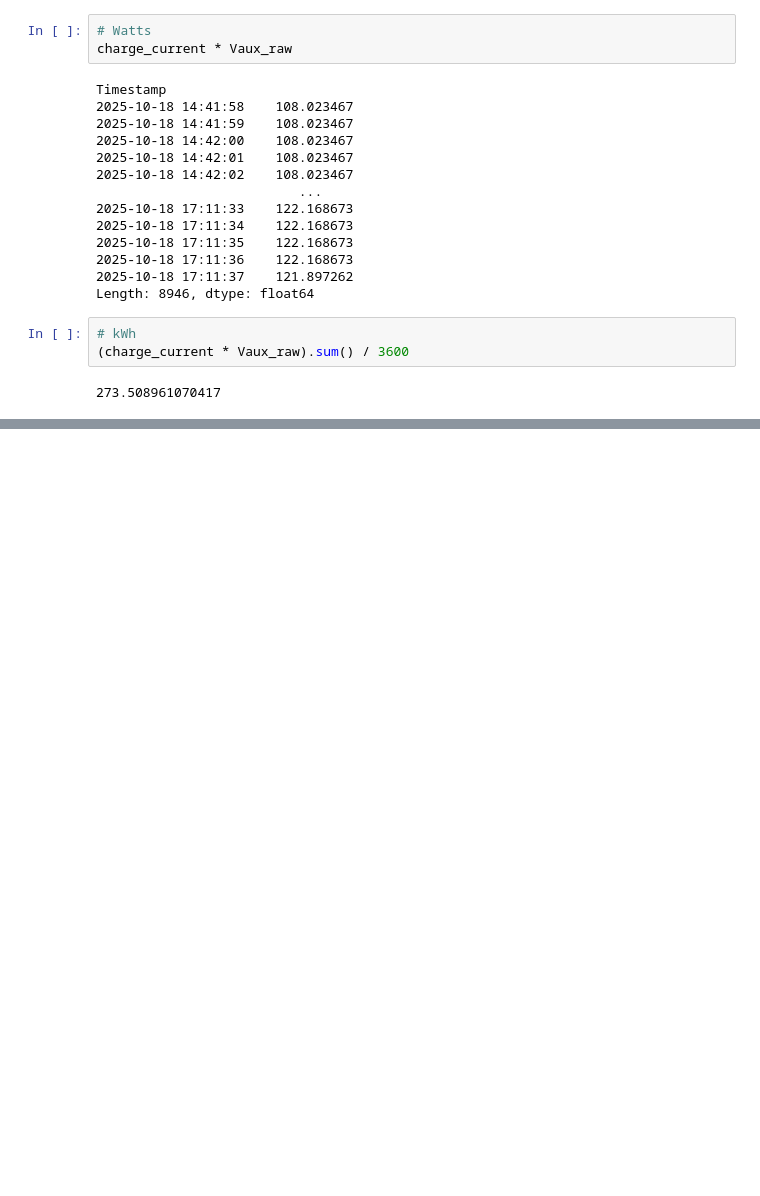
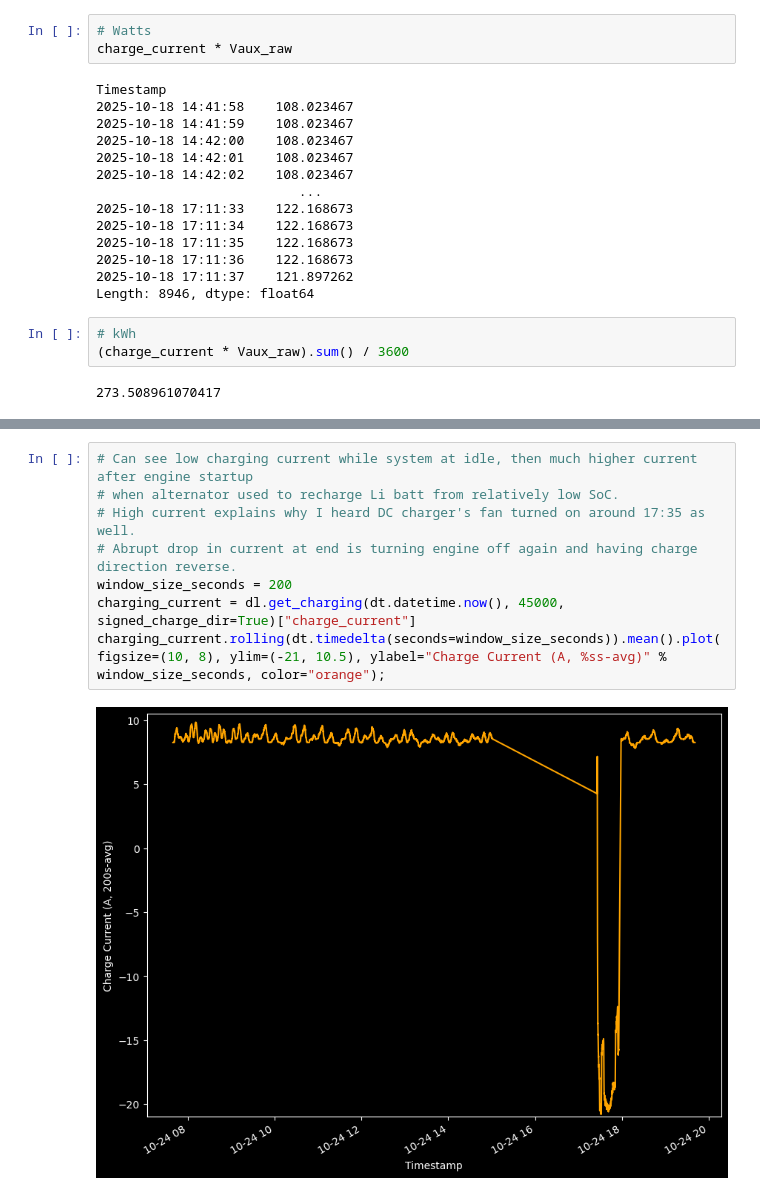
Before and after one commit to jbowen102/vehicle_aux_battery_control, a Jupyter notebook: datalogging.ipynb, the cells around one changed output, grey strips where cells are left out. Drawn from its saved outputs; the diff is of its cells as text; blank space fills up the shorter version.

```diff
--- a/datalogging.ipynb
+++ b/datalogging.ipynb
@@ -270,0 +294,10 @@ Length: 8946, dtype: float64
+# %%
+# Can see low charging current while system at idle, then much higher current after engine startup
+# when alternator used to recharge Li batt from relatively low SoC.
+# High current explains why I heard DC charger's fan turned on around 17:35 as well.
+# Abrupt drop in current at end is turning engine off again and having charge direction reverse.
+window_size_seconds = 200
+charging_current = dl.get_charging(dt.datetime.now(), 45000, signed_charge_dir=True)["charge_current"]
+charging_current.rolling(dt.timedelta(seconds=window_size_seconds)).mean().plot(figsize=(10, 8), ylim=(-21, 10.5), ylabel="Charge Current (A, %ss-avg)" % window_size_seconds, color="orange");
+# %% [output]
+[figure, added]
```
Also changed, not shown: parts of 5 cells of this notebook, 1 other file.
